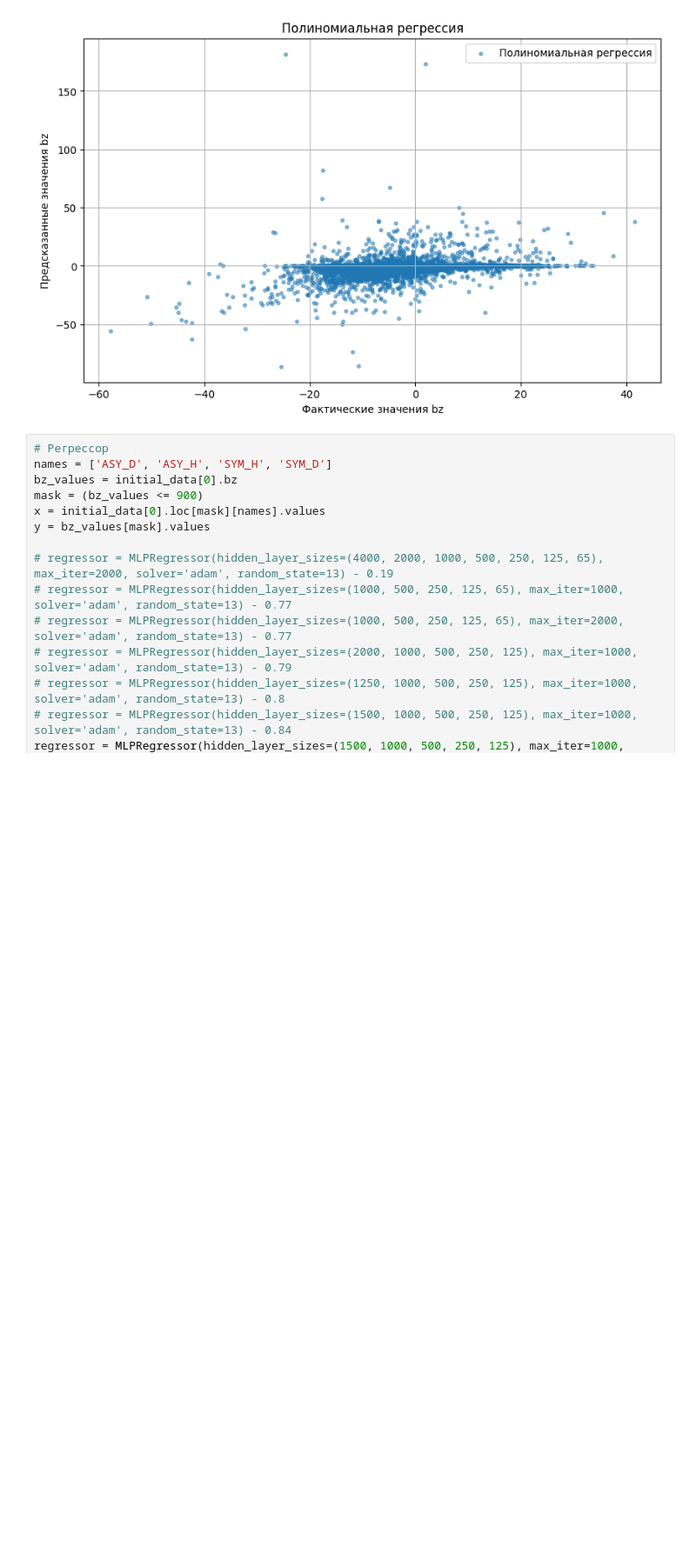
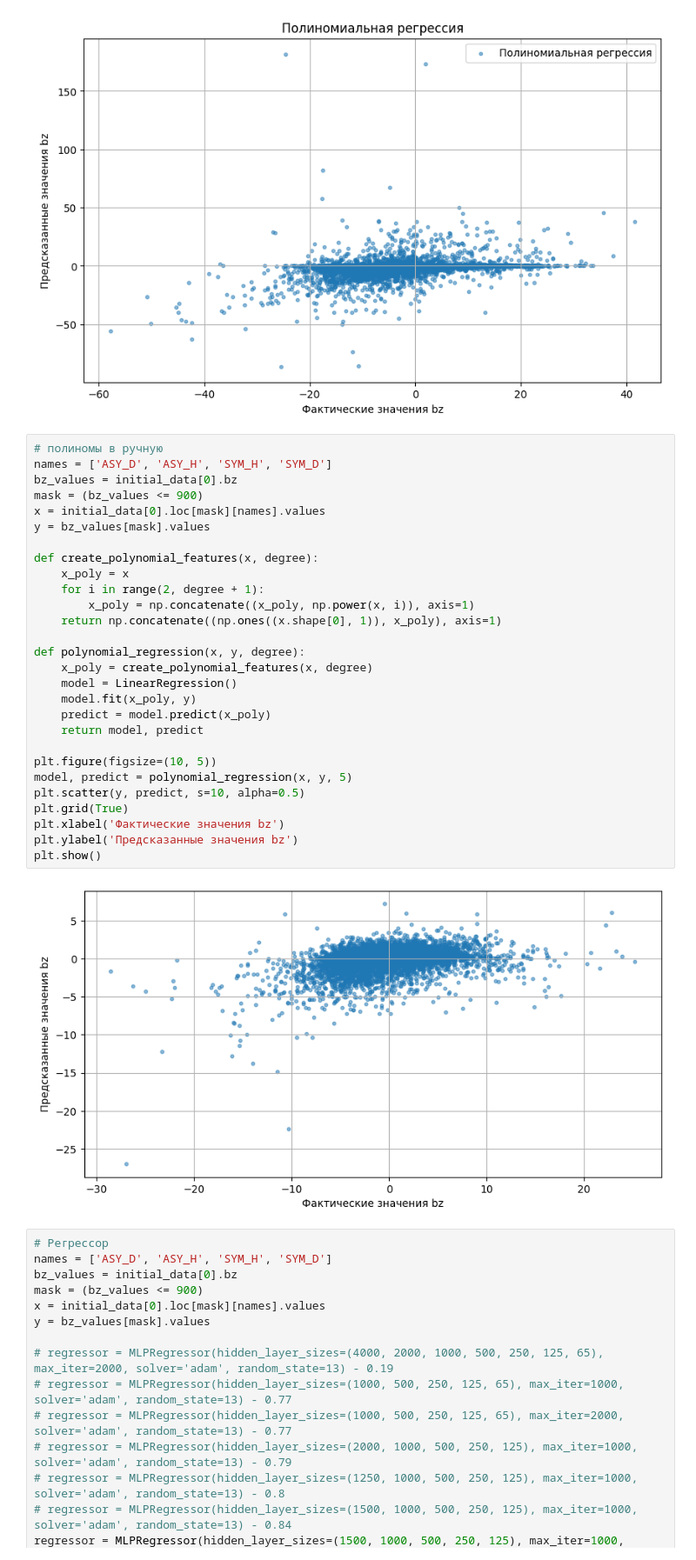
Before and after one commit to rkrwete/BigData, a Jupyter notebook: main.ipynb, the cells around one changed output. Shown at 87% size. Cells and saved outputs as stored; diff of their text form; blank space fills up the shorter version.

Commit message:
Полиминальная регрессия. Полиномы в ручную

```diff
--- a/main.ipynb
+++ b/main.ipynb
@@ -271,6 +271,36 @@ plt.title(f'Полиномиальная регрессия')
 plt.show()
 # %% [output]
 [figure]
+# %%
+# полиномы в ручную
+names = ['ASY_D', 'ASY_H', 'SYM_H', 'SYM_D']
+bz_values = initial_data[0].bz
+mask = (bz_values <= 900)
+x = initial_data[0].loc[mask][names].values
+y = bz_values[mask].values
+
+def create_polynomial_features(x, degree):
+    x_poly = x
+    for i in range(2, degree + 1):
+        x_poly = np.concatenate((x_poly, np.power(x, i)), axis=1)
+    return np.concatenate((np.ones((x.shape[0], 1)), x_poly), axis=1)
+
+def polynomial_regression(x, y, degree):
+    x_poly = create_polynomial_features(x, degree)
+    model = LinearRegression()
+    model.fit(x_poly, y)
+    predict = model.predict(x_poly)
+    return model, predict
+
+plt.figure(figsize=(10, 5))
+model, predict = polynomial_regression(x, y, 5)
+plt.scatter(y, predict, s=10, alpha=0.5)
+plt.grid(True)
+plt.xlabel('Фактические значения bz')
+plt.ylabel('Предсказанные значения bz')
+plt.show()
+# %% [output]
+[figure, added]
 # %%
 # Регрессор
 names = ['ASY_D', 'ASY_H', 'SYM_H', 'SYM_D']
```
